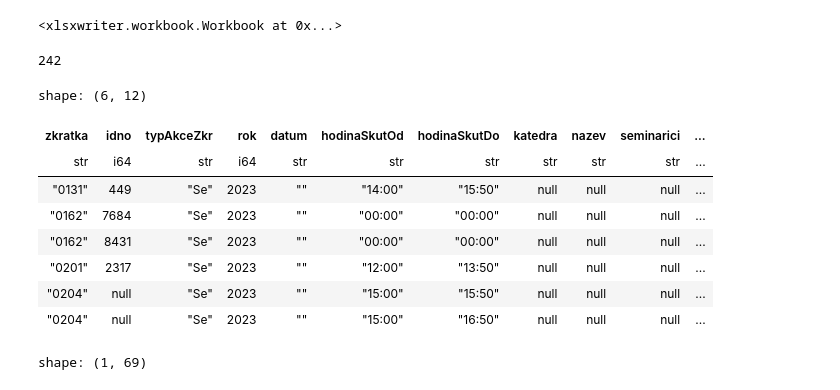
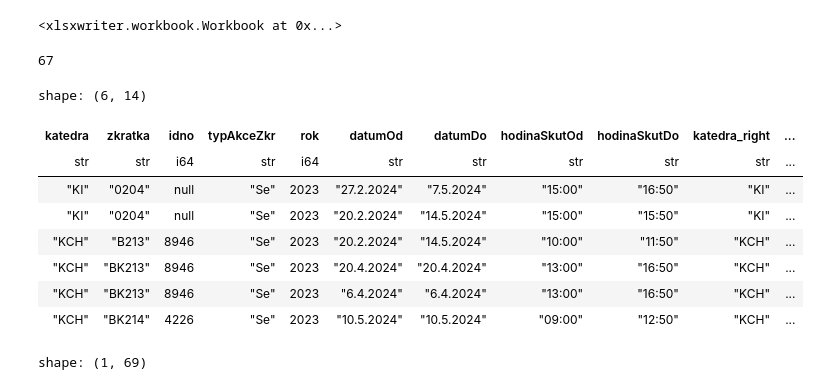
Before and after one commit to MFVS/kontrola-rozvrhu-extended, a Jupyter notebook: stag_bombator1.1.b1.ipynb, the cells around one changed output. Drawn from its saved outputs; the diff is of its cells as text; code cells hidden in the pictures.

```diff
--- a/stag_bombator1.1.b1.ipynb
+++ b/stag_bombator1.1.b1.ipynb
@@ -292,5 +276,7 @@ shape: (5, 54)
 # %%
-maly_rozvrh = rozvrh_by_kat.select(["zkratka", "vsichniUciteleUcitIdno", "typAkceZkr", "rok", "datum", "hodinaSkutOd", "hodinaSkutDo"])
-maly_rozvrh = maly_rozvrh.with_columns(pl.col("vsichniUciteleUcitIdno")).explode("vsichniUciteleUcitIdno").rename({"vsichniUciteleUcitIdno": "idno"})
-maly_rozvrh.head()
+# PROZATÍMNÍ NASTAVENÍ FILTRUJE AKCE BEZ DATUMU
+
+maly_rozvrh = rozvrh_by_kat.select(["katedra","zkratka", "vsichniUciteleUcitIdno", "typAkceZkr", "rok", "datumOd", "datumDo", "hodinaSkutOd", "hodinaSkutDo"])
+maly_rozvrh = maly_rozvrh.with_columns(pl.col("vsichniUciteleUcitIdno")).explode("vsichniUciteleUcitIdno").rename({"vsichniUciteleUcitIdno": "idno"}).filter(pl.col("datumOd").str.len_chars() > 0)
+maly_rozvrh.filter(pl.col("katedra").is_null()).head()
 # %% [output]
@@ -330,7 +311,7 @@ shape: (5, 2)
 | "Adámek Pavel, … | 7443 |
 | "Adam Julie, M.… | 9249 |
 # %%
-male_predmety = predmety_by_kat.select(pl.col(["zkratka", "katedra", "rok", "nazev", "garantiUcitIdno", "prednasejici", "prednasejiciUcitIdno","cvicici", "cviciciUcitIdno","seminarici", "seminariciUcitIdno"]).filter(pl.col("zkratka").is_unique()))
+male_predmety = predmety_by_kat.with_columns(pl.concat_str(pl.col("zkratka"), pl.col("katedra")).alias("zkratka + katedra")).select(pl.col(["zkratka", "katedra", "zkratka + katedra", "rok", "nazev", "garantiUcitIdno", "prednasejici", "prednasejiciUcitIdno","cvicici", "cviciciUcitIdno","seminarici", "seminariciUcitIdno"])).unique(subset="zkratka + katedra").drop("zkratka + katedra")
 #male_predmety = male_predmety.with_columns(pl.col(["prednasejiciUcitIdno", "cviciciUcitIdno", "seminariciUcitIdno", "garantiUcitIdno"]).str.split(", "))
-male_predmety.filter(pl.col("zkratka") == "EPCA").head()
+male_predmety.filter(pl.col("zkratka") == "B317").head()
 # %% [output]
@@ -440,25 +427,25 @@ seminarici_bez_seminare.select("nazev", "zkratka", "seminariciUcitIdno").sort("s
 # %%
 male_seminare = maly_rozvrh.filter(pl.col("typAkceZkr") == "Se")
 joined_seminare = male_seminare.join(male_predmety.select("zkratka", "katedra", "nazev", "seminarici", "seminariciUcitIdno"), "zkratka", "left").unique()
-seminare_bez_seminaricich = joined_seminare.filter(pl.col("idno").is_in(pl.col("seminariciUcitIdno")).not_()).unique()
+seminare_bez_seminaricich = joined_seminare.filter(pl.col("idno").is_in(pl.col("seminariciUcitIdno")).not_() & ((pl.col("katedra") == pl.col("katedra_right")) | pl.col("katedra_right").is_null()))
 
 seminare_bez_seminaricich = seminare_bez_seminaricich.join(ciselnik_ucitelu, "idno", "left").with_columns(pl.col("seminariciUcitIdno").cast(pl.List(pl.Utf8)).list.join(", ")).sort("zkratka")
 
 seminare_bez_seminaricich.write_csv("results_testing/seminare_bez_seminaricich.csv")
 seminare_bez_seminaricich.write_excel("results/seminare_bez_seminaricich.xlsx")
 print(seminare_bez_seminaricich.__len__())
 seminare_bez_seminaricich.head(6)
 # %% [output]
-242
+67
-shape: (6, 12)
+shape: (6, 14)
-| zkratka | idno | typAkceZkr | rok | datum | hodinaSkutOd | hodinaSkutDo | katedra | nazev | seminarici | ... |
-| str | i64 | str | i64 | str | str | str | str | str | str | ... |
-| "0131" | 449 | "Se" | 2023 | "" | "14:00" | "15:50" | null | null | null | ... |
-| "0162" | 7684 | "Se" | 2023 | "" | "00:00" | "00:00" | null | null | null | ... |
-| "0162" | 8431 | "Se" | 2023 | "" | "00:00" | "00:00" | null | null | null | ... |
-| "0201" | 2317 | "Se" | 2023 | "" | "12:00" | "13:50" | null | null | null | ... |
-| "0204" | null | "Se" | 2023 | "" | "15:00" | "15:50" | null | null | null | ... |
-| "0204" | null | "Se" | 2023 | "" | "15:00" | "16:50" | null | null | null | ... |
+| katedra | zkratka | idno | typAkceZkr | rok | datumOd | datumDo | hodinaSkutOd | hodinaSkutDo | katedra_right | ... |
+| str | str | i64 | str | i64 | str | str | str | str | str | ... |
+| "KI" | "0204" | null | "Se" | 2023 | "27.2.2024" | "7.5.2024" | "15:00" | "16:50" | "KI" | ... |
+| "KI" | "0204" | null | "Se" | 2023 | "20.2.2024" | "14.5.2024" | "15:00" | "15:50" | "KI" | ... |
+| "KCH" | "B213" | 8946 | "Se" | 2023 | "20.2.2024" | "14.5.2024" | "10:00" | "11:50" | "KCH" | ... |
+| "KCH" | "BK213" | 8946 | "Se" | 2023 | "20.4.2024" | "20.4.2024" | "13:00" | "16:50" | "KCH" | ... |
+| "KCH" | "BK213" | 8946 | "Se" | 2023 | "6.4.2024" | "6.4.2024" | "13:00" | "16:50" | "KCH" | ... |
+| "KCH" | "BK214" | 4226 | "Se" | 2023 | "10.5.2024" | "10.5.2024" | "09:00" | "12:50" | "KCH" | ... |
 # %%
 predmety_by_kat.filter(pl.col("zkratka") == "KTZI2").head()
 # %% [output]
```
Also changed, not shown: parts of 13 cells of this notebook, 20 other files.
